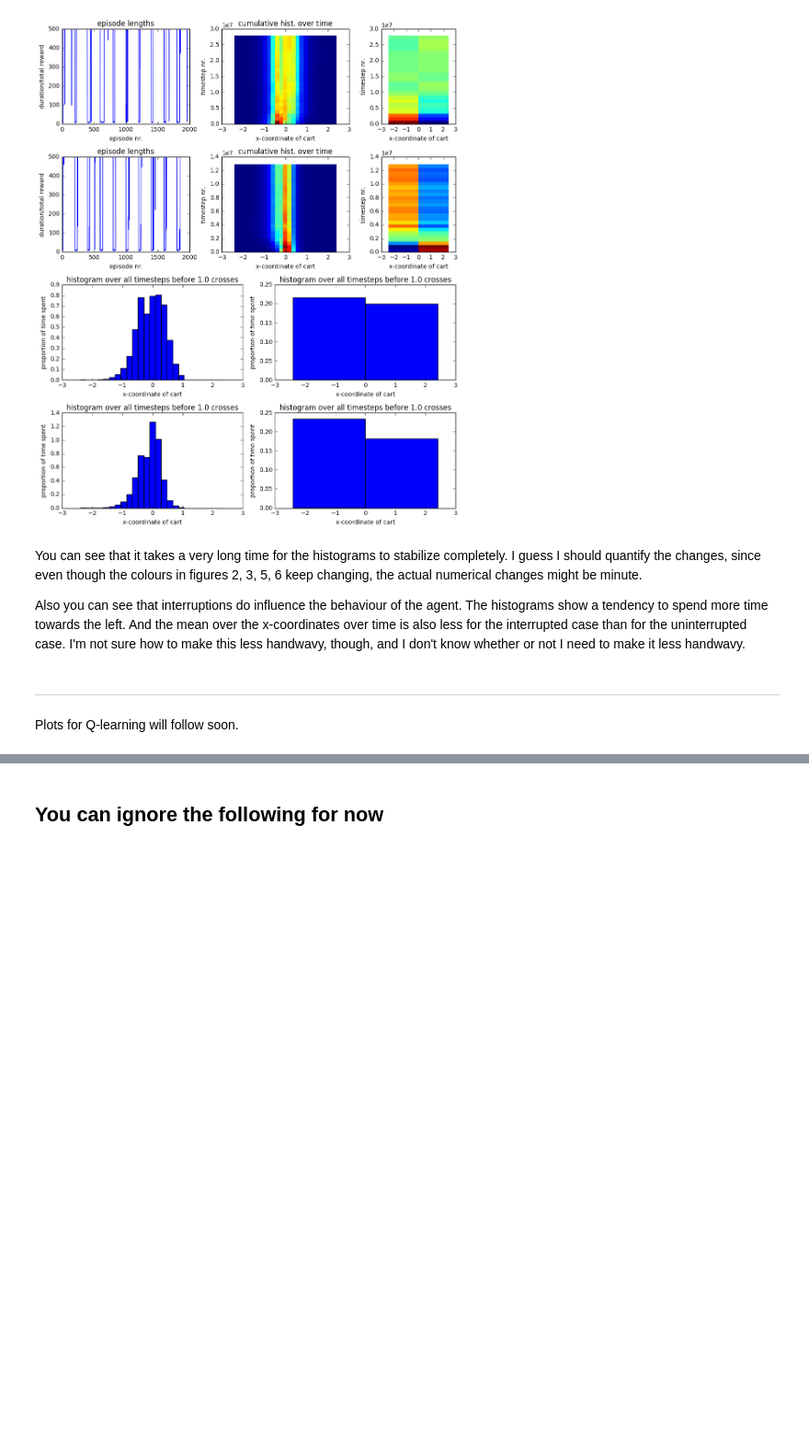
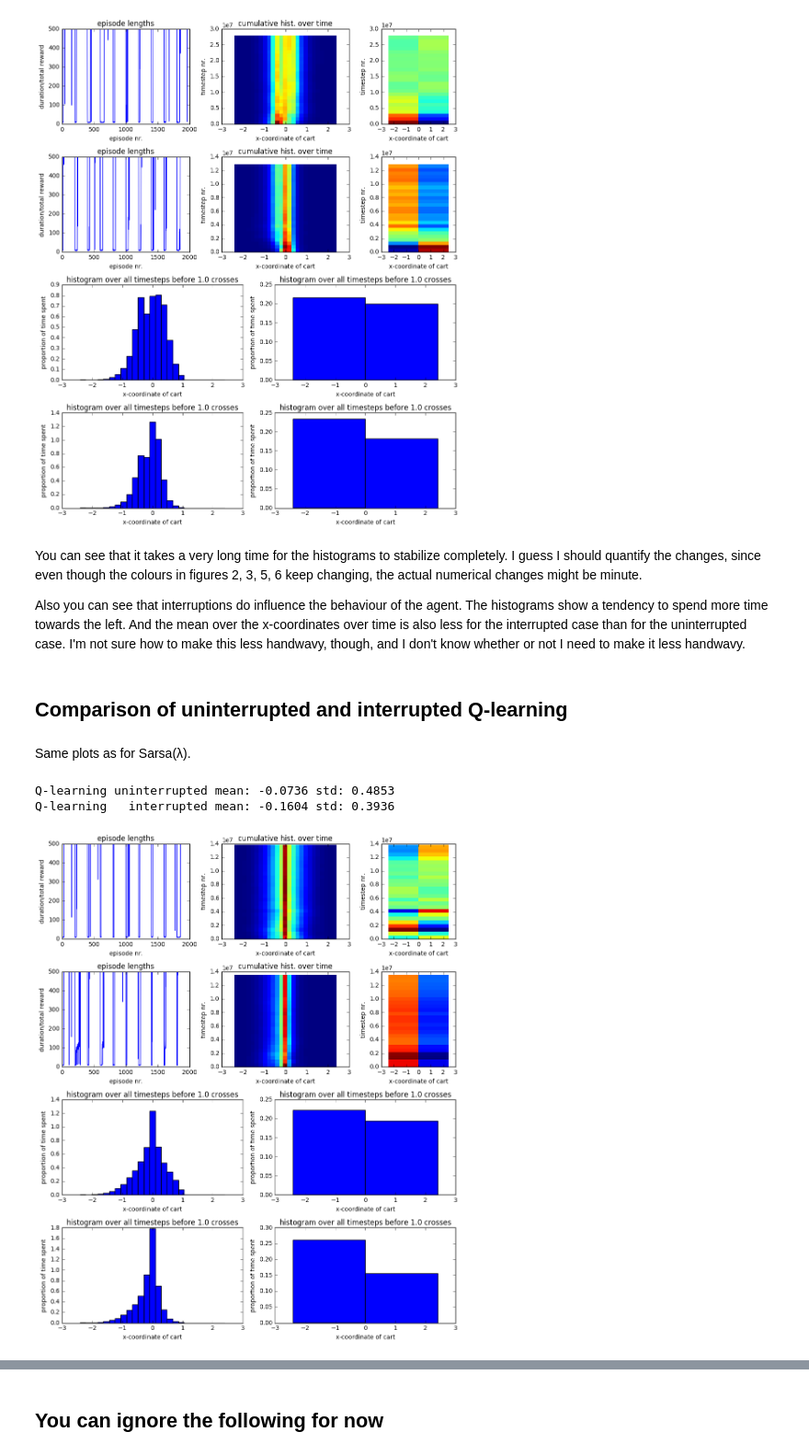
Before and after one commit to rmoehn/cartpole, a Jupyter notebook: notebooks/StatsExperiments.ipynb, the cells around one changed output, grey strips where cells are left out. Shown at 92% size. Saved outputs shown, nothing was run; the diff lists cells and outputs as text; code cells hidden in the pictures; blank space fills up the shorter version.

Commit message:
SE.ipynb: Add Q-learning panel and change stats experiments

```diff
--- a/notebooks/StatsExperiments.ipynb
+++ b/notebooks/StatsExperiments.ipynb
@@ -74,7 +74,17 @@ fig
 You can see that it takes a very long time for the histograms to stabilize completely. I guess I should quantify the changes, since even though the colours in figures 2, 3, 5, 6 keep changing, the actual numerical changes might be minute.
 
 Also you can see that interruptions do influence the behaviour of the agent. The histograms show a tendency to spend more time towards the left. And the mean over the x-coordinates over time is also less for the interrupted case than for the uninterrupted case. I'm not sure how to make this less handwavy, though, and I don't know whether or not I need to make it less handwavy.
-# %% [markdown]
------
-
-Plots for Q-learning will follow soon.
+# %% [markdown]
+## Comparison of uninterrupted and interrupted Q-learning
+# %% [markdown]
+Same plots as for Sarsa(λ).
+# %%
+algo = 'Q-learning'
+fig, axes = se.arrange_algo_full()
+load_plot_all(algo, '-drt', 0, axes)
+load_plot_all(algo, '-drt', 1, axes)
+fig
+# %% [output]
+Q-learning uninterrupted mean: -0.0736 std: 0.4853
+Q-learning   interrupted mean: -0.1604 std: 0.3936
+[figure, added]
```
Also changed, not shown: parts of 6 cells of this notebook.
